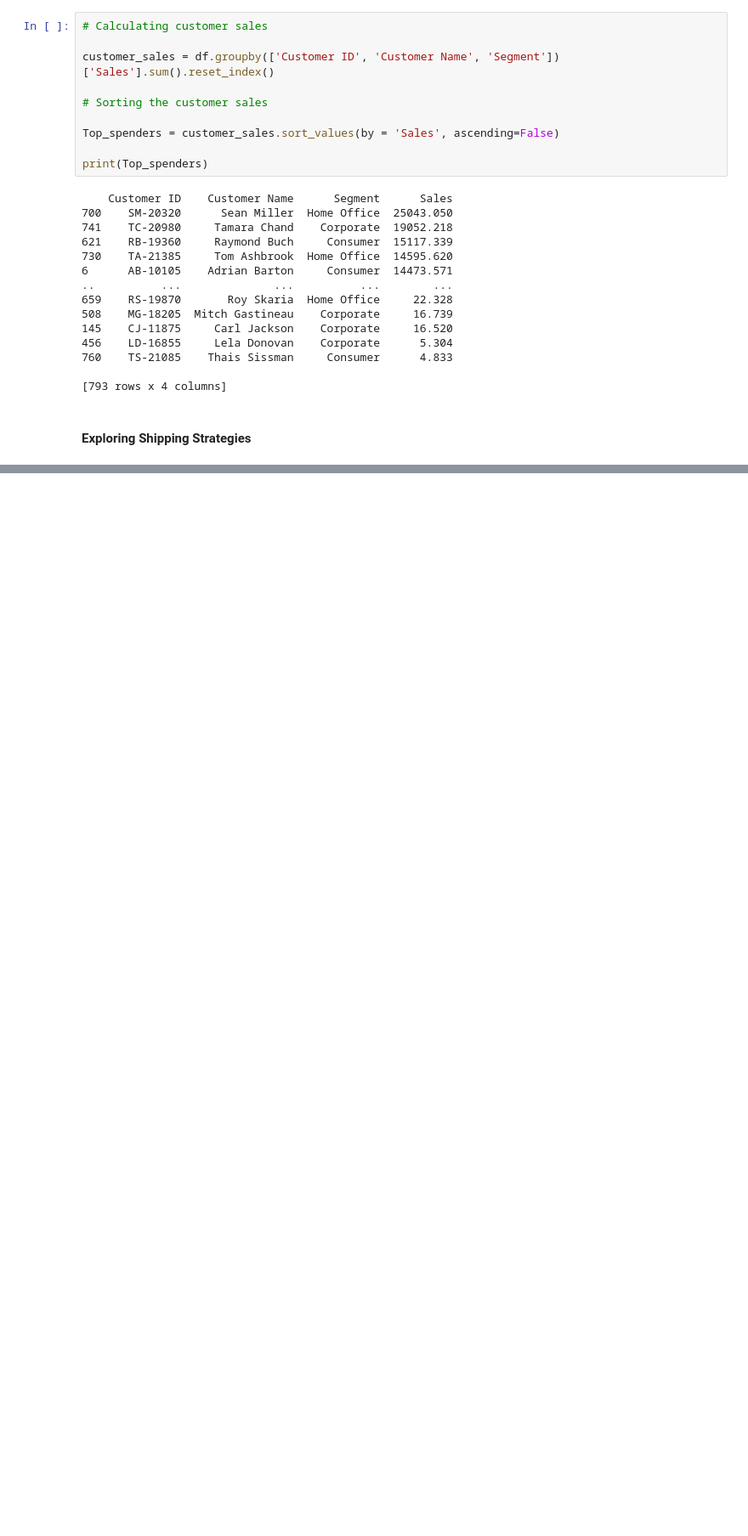
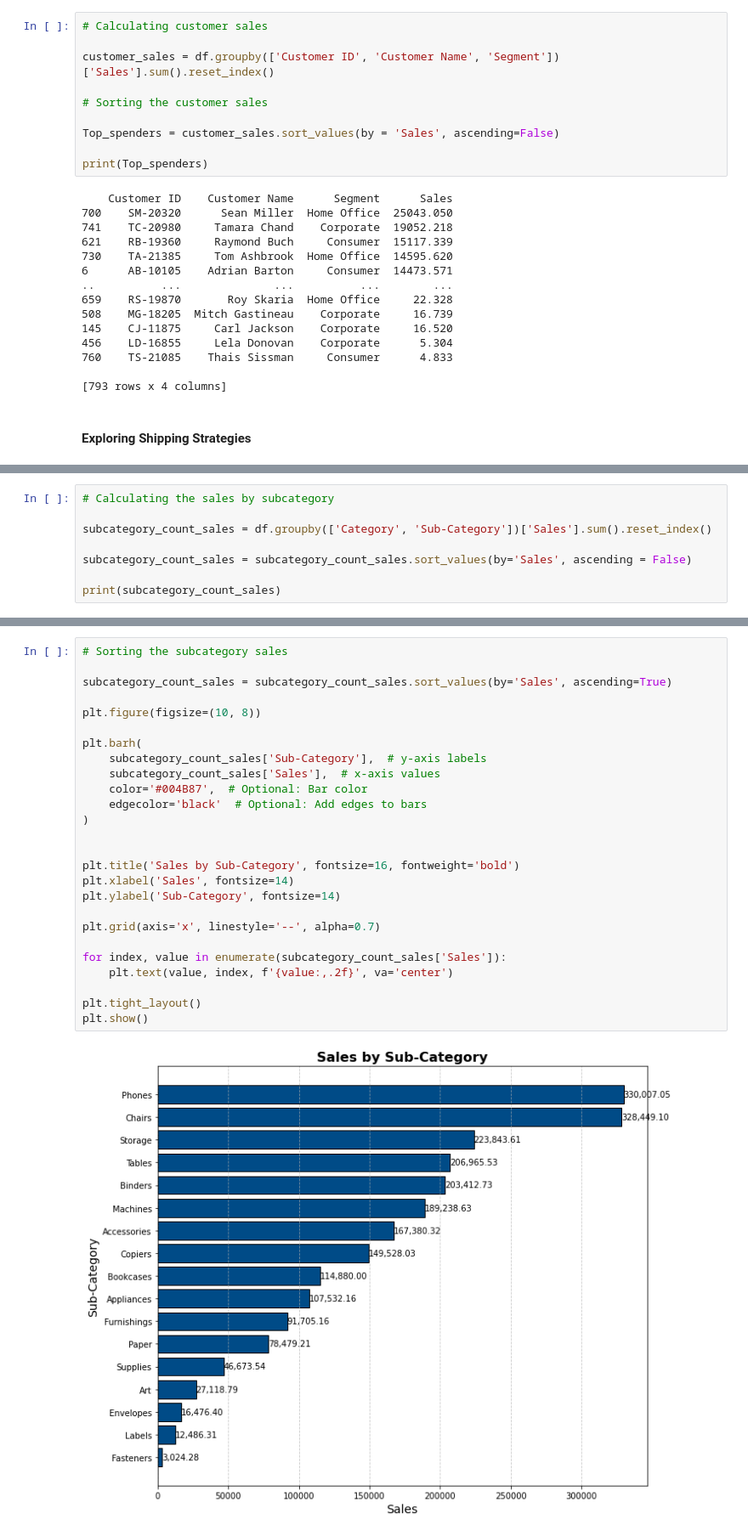
Before and after one commit to MehdiAliouan/Customer-Segmentation-Python, a Jupyter notebook: Superstore_Data_Analysis.ipynb, the cells around one changed output, grey strips where cells are left out. Shown at 85% size. Drawn from its saved outputs; the diff is of its cells as text; blank space fills up the shorter version.

```diff
--- a/Superstore_Data_Analysis.ipynb
+++ b/Superstore_Data_Analysis.ipynb
@@ -167,0 +292,8 @@ print(shipping_model)
+# %%
+# Calculating the sales by subcategory
+
+subcategory_count_sales = df.groupby(['Category', 'Sub-Category'])['Sales'].sum().reset_index()
+
+subcategory_count_sales = subcategory_count_sales.sort_values(by='Sales', ascending = False)
+
+print(subcategory_count_sales)
@@ -167,0 +343,28 @@ print(shipping_model)
+# %%
+# Sorting the subcategory sales
+
+subcategory_count_sales = subcategory_count_sales.sort_values(by='Sales', ascending=True)
+
+plt.figure(figsize=(10, 8))
+
+plt.barh(
+    subcategory_count_sales['Sub-Category'],  # y-axis labels
+    subcategory_count_sales['Sales'],  # x-axis values
+    color='#004B87',  # Optional: Bar color
+    edgecolor='black'  # Optional: Add edges to bars
+)
+
+
+plt.title('Sales by Sub-Category', fontsize=16, fontweight='bold')
+plt.xlabel('Sales', fontsize=14)
+plt.ylabel('Sub-Category', fontsize=14)
+
+plt.grid(axis='x', linestyle='--', alpha=0.7)
+
+for index, value in enumerate(subcategory_count_sales['Sales']):
+    plt.text(value, index, f'{value:,.2f}', va='center')
+
+plt.tight_layout()
+plt.show()
+# %% [output]
+[figure, added]
```
Also changed, not shown: parts of 12 cells of this notebook, 2 other files.
